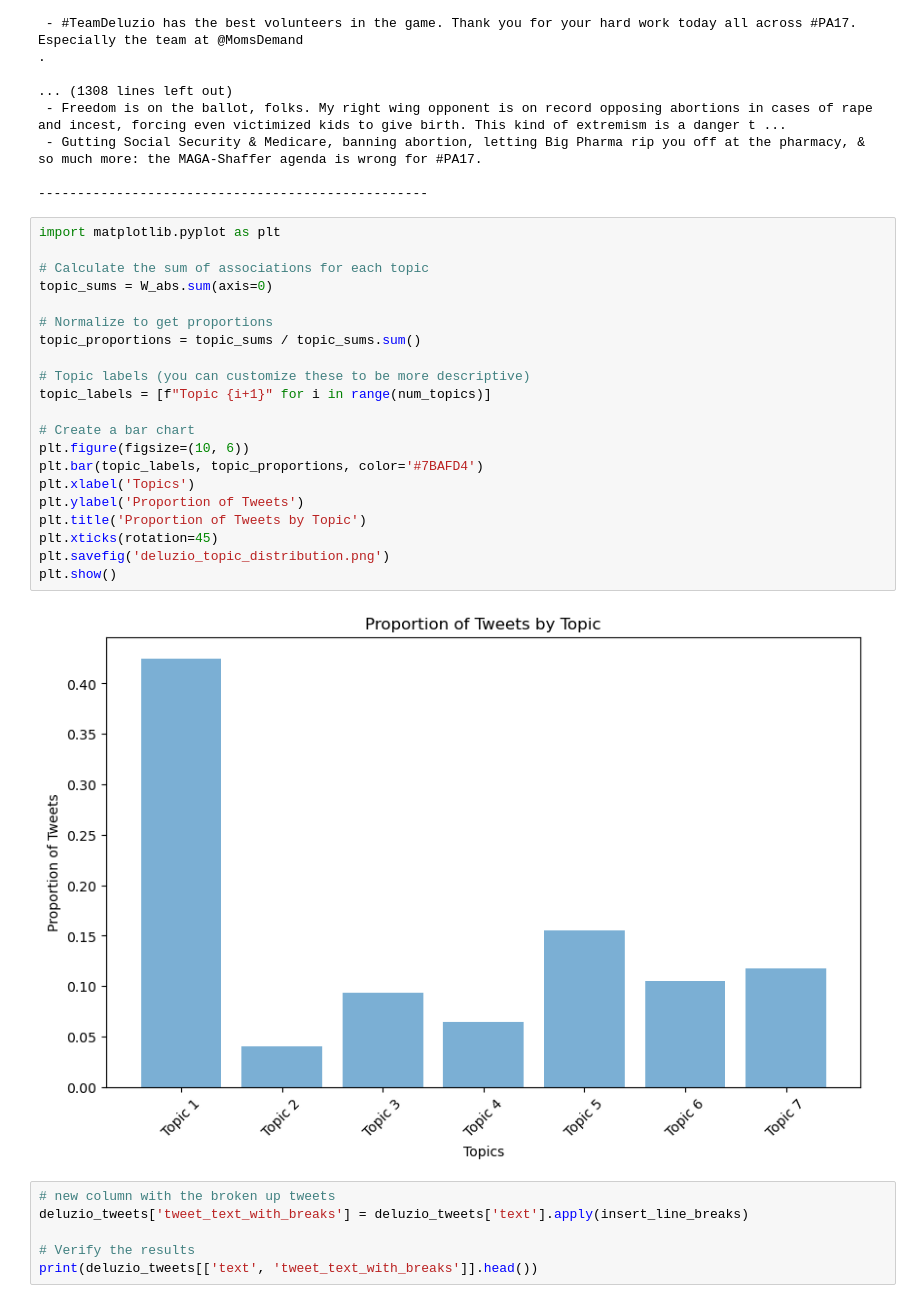
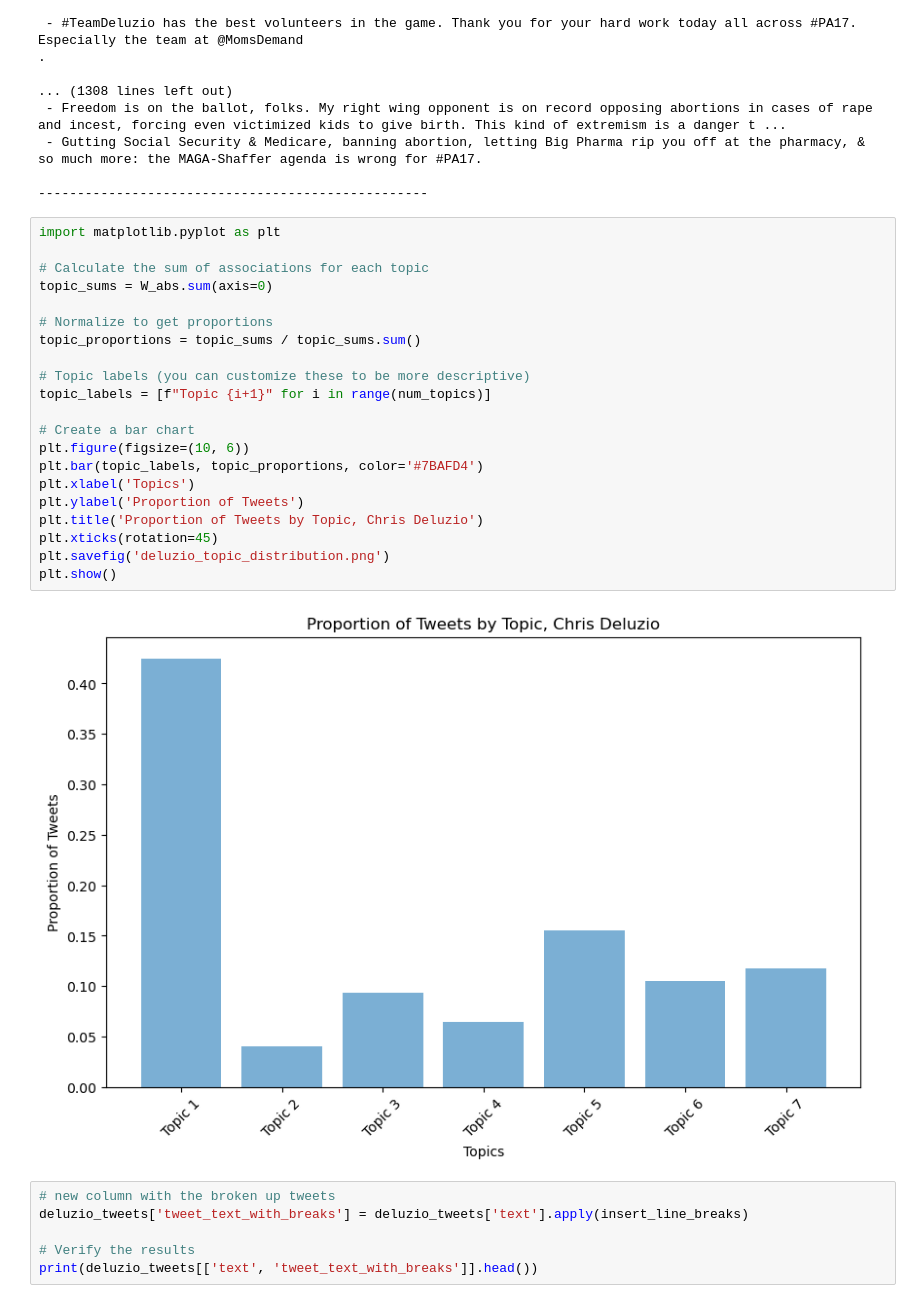
Before and after one commit to samforwill/nlp-campaign-messaging, a Jupyter notebook: Unsupervised_Topic_Modeling.ipynb, the cells around one changed output. Saved outputs shown, nothing was run; the diff lists cells and outputs as text.

Commit message:
topic distribution graphs

```diff
--- a/Unsupervised_Topic_Modeling.ipynb
+++ b/Unsupervised_Topic_Modeling.ipynb
@@ -904,26 +904,26 @@ Topic 1:
 # %%
 import matplotlib.pyplot as plt
 
 # Calculate the sum of associations for each topic
 topic_sums = W_abs.sum(axis=0)
 
 # Normalize to get proportions
 topic_proportions = topic_sums / topic_sums.sum()
 
 # Topic labels (you can customize these to be more descriptive)
 topic_labels = [f"Topic {i+1}" for i in range(num_topics)]
 
 # Create a bar chart
 plt.figure(figsize=(10, 6))
 plt.bar(topic_labels, topic_proportions, color='#7BAFD4')
 plt.xlabel('Topics')
 plt.ylabel('Proportion of Tweets')
-plt.title('Proportion of Tweets by Topic')
+plt.title('Proportion of Tweets by Topic, Chris Deluzio')
 plt.xticks(rotation=45)
 plt.savefig('deluzio_topic_distribution.png')
 plt.show()
 # %% [output]
-[figure, old version]
+[figure, new version]
 # %%
 # new column with the broken up tweets
 deluzio_tweets['tweet_text_with_breaks'] = deluzio_tweets['text'].apply(insert_line_breaks)
```
Also changed, not shown: 3 other files.
